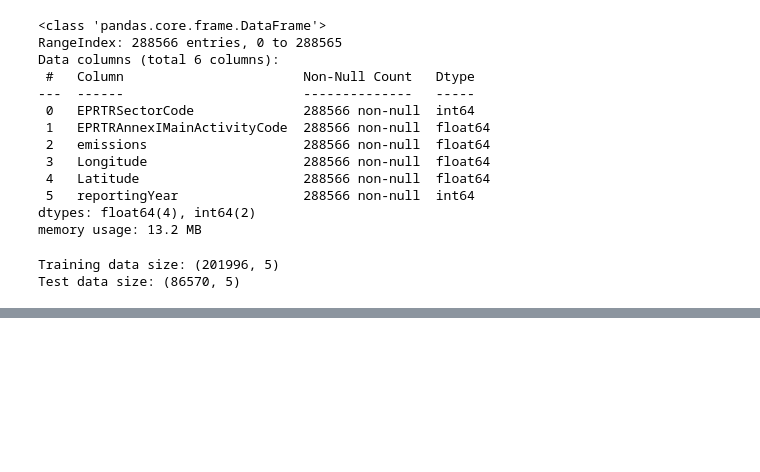
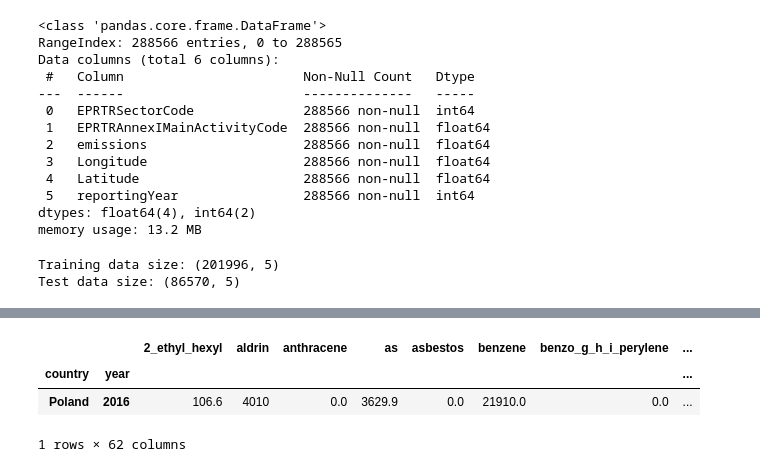
Before and after one commit to taredalen/AirPollutionPrediction, a Jupyter notebook: prediction/F1Prediction.ipynb, the cells around one changed output, grey strips where cells are left out. Saved outputs shown, nothing was run; the diff lists cells and outputs as text; code cells hidden in the pictures; blank space fills up the shorter version.

```diff
--- a/prediction/F1Prediction.ipynb
+++ b/prediction/F1Prediction.ipynb
@@ -63,0 +132,7 @@ RMSE of Decision Tree Regression: 747221544.6503382
+# %%
+data_pivoted.query('aldrin > 0')
+# %% [output]
+|  |  | 2_ethyl_hexyl | aldrin | anthracene | as | asbestos | benzene | benzo_g_h_i_perylene | ... |
+| country | year |  |  |  |  |  |  |  | ... |
+| Poland | 2016 | 106.6 | 4010 | 0.0 | 3629.9 | 0.0 | 21910.0 | 0.0 | ... |
+1 rows × 62 columns
```
Also changed, not shown: parts of 13 cells of this notebook, 2 other files.
